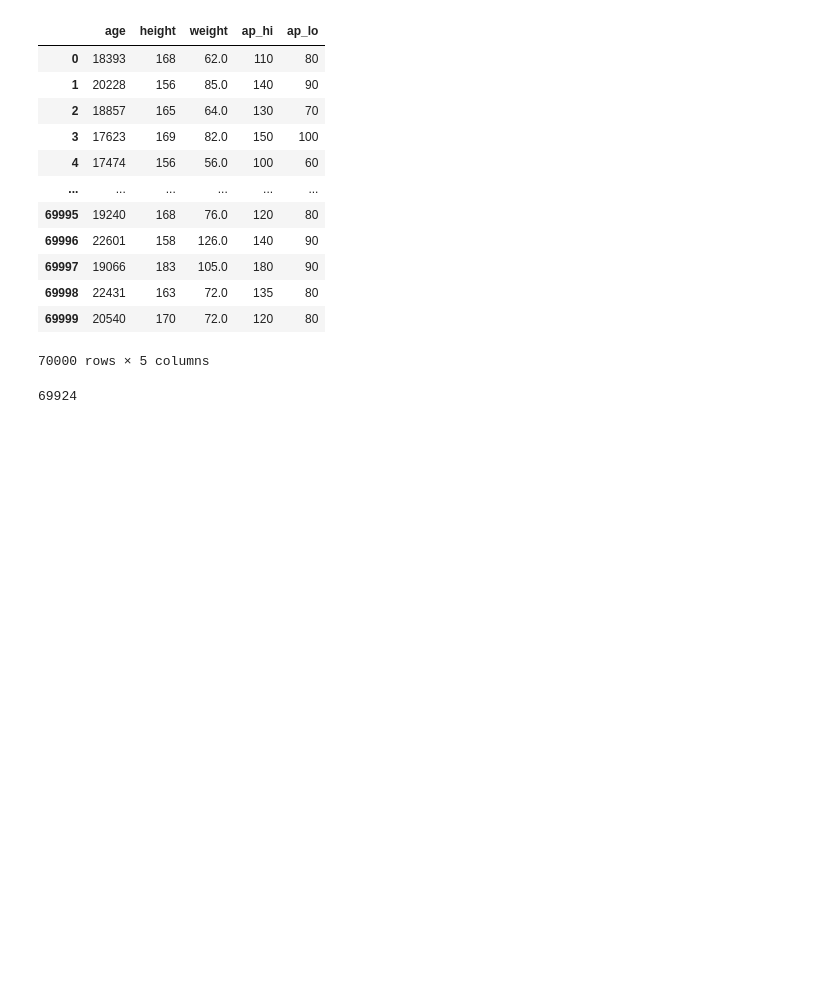
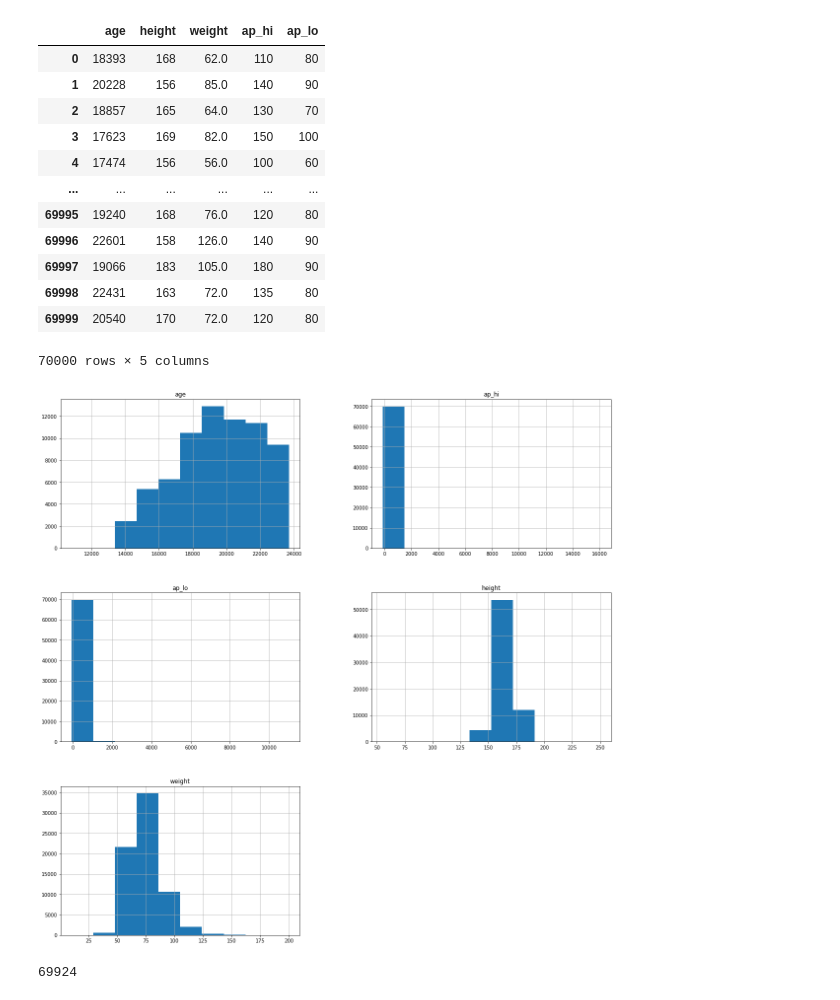
Before and after one commit to Gingertonic/Heart-Disease-Classification, a Jupyter notebook: Heart_Disease_classification.ipynb, the cells around one changed output. Saved outputs shown, nothing was run; the diff lists cells and outputs as text; code cells hidden in the pictures; blank space fills up the shorter version.

Commit message:
make several histograms of continuous features

```diff
--- a/Heart_Disease_classification.ipynb
+++ b/Heart_Disease_classification.ipynb
@@ -132,6 +132,11 @@ df_cont
 | 69998 | 22431 | 163 | 72.0 | 135 | 80 |
 | 69999 | 20540 | 170 | 72.0 | 120 | 80 |
 70000 rows × 5 columns
+# %%
+# Make several histograms showing distribution of continuous features:
+df_cont.hist(figsize=(20, 20));
+# %% [output]
+[figure, added]
 # %%
 out_lodi = df['ap_lo'] > 40
 out_lodi.sum()
```
